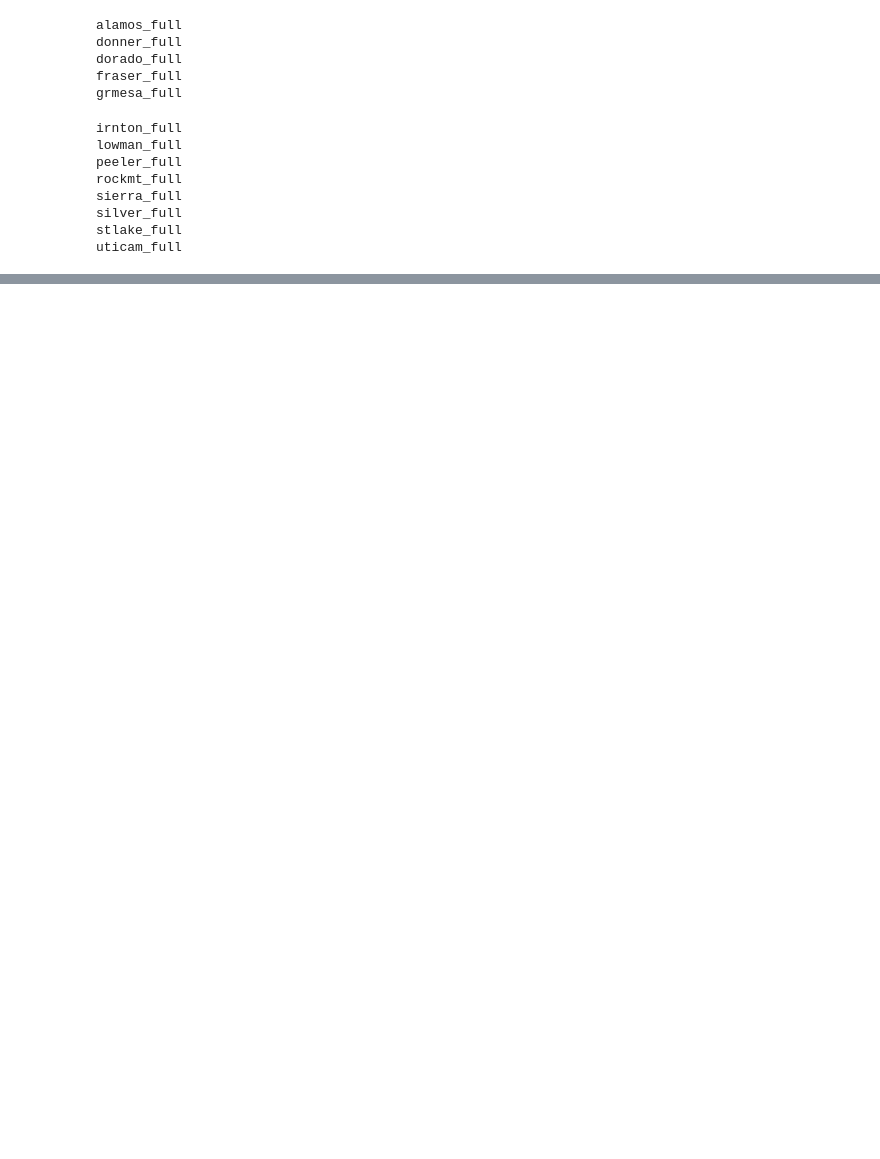
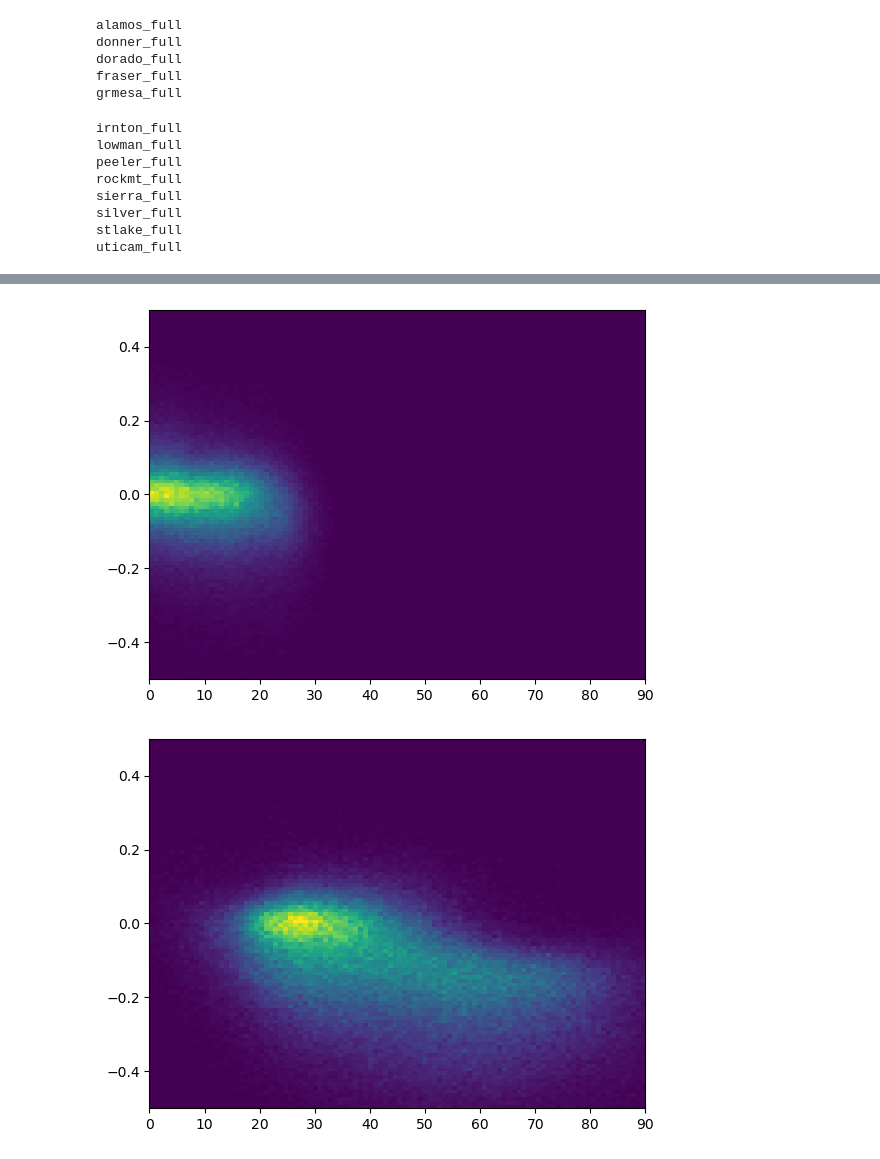
Before and after one commit to ZachHoppinen/uavsar-coherence, a Jupyter notebook: src/compare/non-snow-factors.ipynb, the cells around one changed output, grey strips where cells are left out. Drawn from its saved outputs; the diff is of its cells as text; code cells hidden in the pictures; blank space fills up the shorter version.

```diff
--- a/src/compare/non-snow-factors.ipynb
+++ b/src/compare/non-snow-factors.ipynb
@@ -206,0 +337,8 @@ plt.colorbar()
+# %%
+plt.hist2d(df[df.inc1 < 70]['inc_change'], df[df.inc1 < 70]['cor_change'], bins = 100, range= [[0, 90], [-0.5, 0.5]])
+plt.show()
+plt.hist2d(df[df.inc1 > 70]['inc_change'], df[df.inc1 > 70]['cor_change'], bins = 100, range= [[0, 90], [-0.5, 0.5]])
+plt.show()
+# %% [output]
+[figure, added]
+[figure, added]
```
Also changed, not shown: parts of 9 cells of this notebook.
